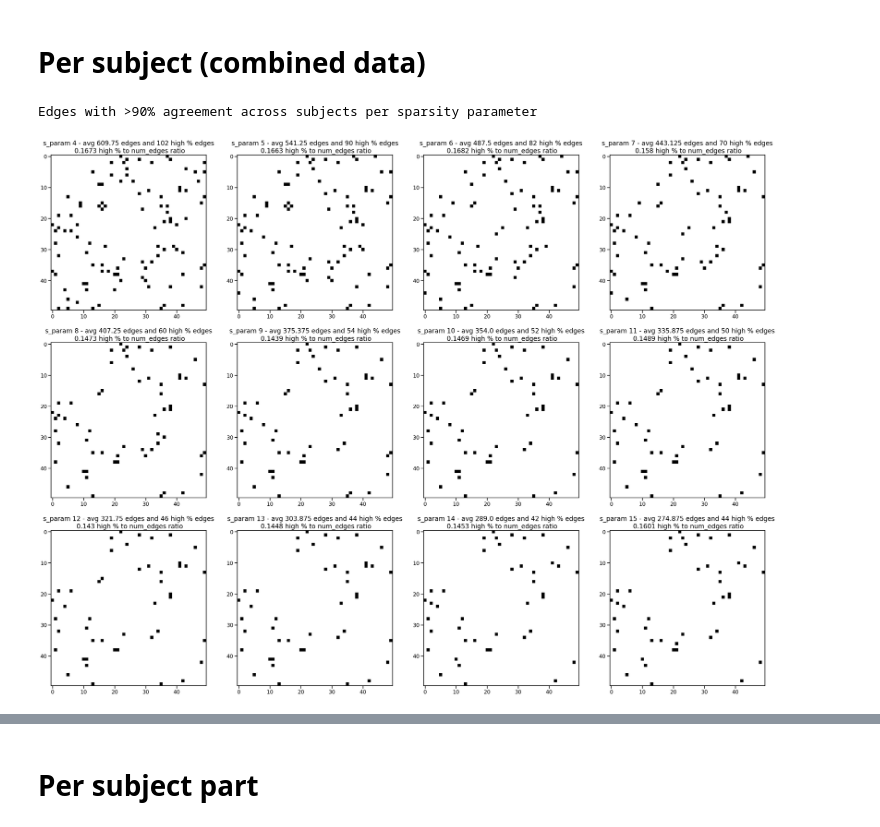
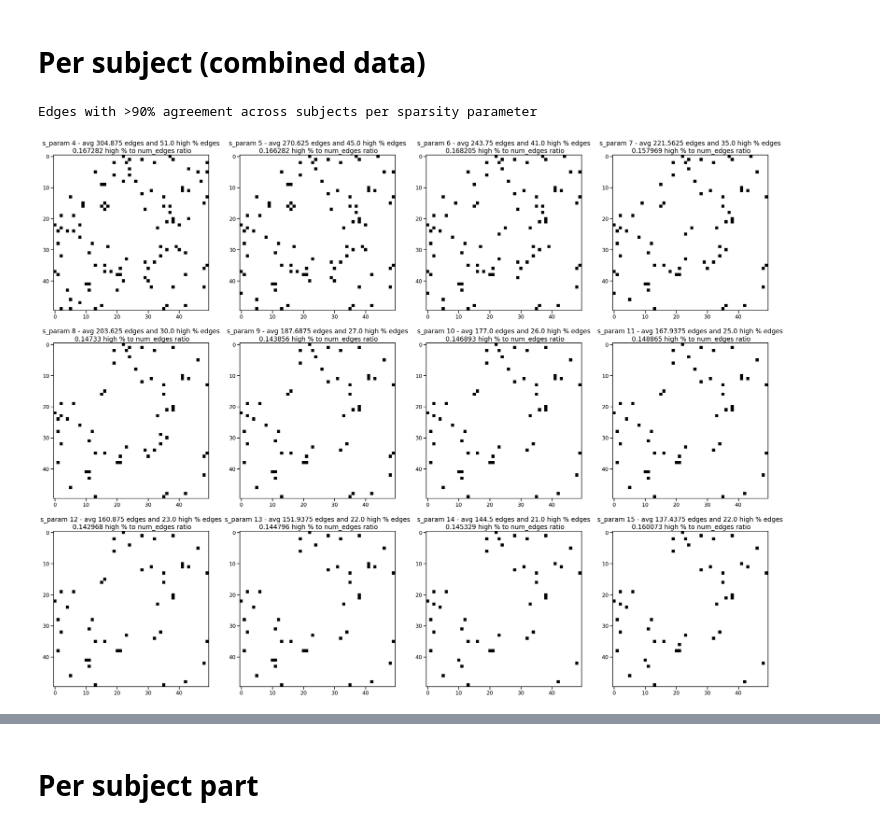
Before and after one commit to jyhong05/CFL_Research, a Jupyter notebook: neuro_pc_fges/fges_p2.ipynb, the cells around one changed output, grey strips where cells are left out. Drawn from its saved outputs; the diff is of its cells as text; code cells hidden in the pictures.

```diff
--- a/neuro_pc_fges/fges_p2.ipynb
+++ b/neuro_pc_fges/fges_p2.ipynb
@@ -35,13 +35,13 @@ for s in sparsity_params:
 # %%
 fig, axs = plt.subplots(3, 4, figsize=(40,30))
 
 for i, ax in enumerate(axs.flatten()):
     high_percent_edges = np.where(avg_adj_mats_per_s[i] >= 0.9, 1, 0)
     num_high_percent_edges = np.sum(high_percent_edges)
     ax.imshow(high_percent_edges, cmap='binary', interpolation='nearest')
-    ax.set_title(f's_param {sparsity_params[i]} - avg {avg_num_edges_per_s[i]} edges and {num_high_percent_edges} high % edges\n {round(num_high_percent_edges/avg_num_edges_per_s[i], 4)} high % to num_edges ratio', fontsize=20)
+    ax.set_title(f's_param {sparsity_params[i]} - avg {avg_num_edges_per_s[i]/2} edges and {num_high_percent_edges/2} high % edges\n {round(num_high_percent_edges/avg_num_edges_per_s[i], 6)} high % to num_edges ratio', fontsize=20)
 
 print('Edges with >90% agreement across subjects per sparsity parameter')
 # %% [output]
 Edges with >90% agreement across subjects per sparsity parameter
-[figure, old version]
+[figure, new version]
```
Also changed, not shown: parts of 3 cells of this notebook, 2 other files.
